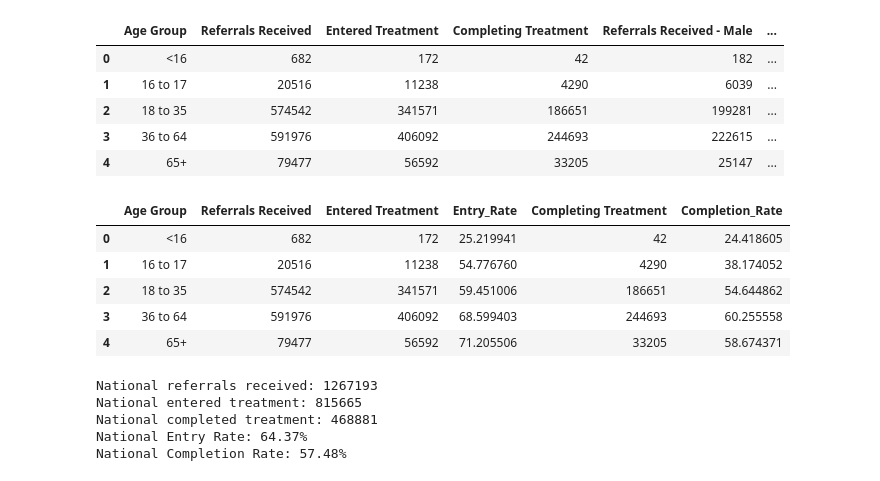
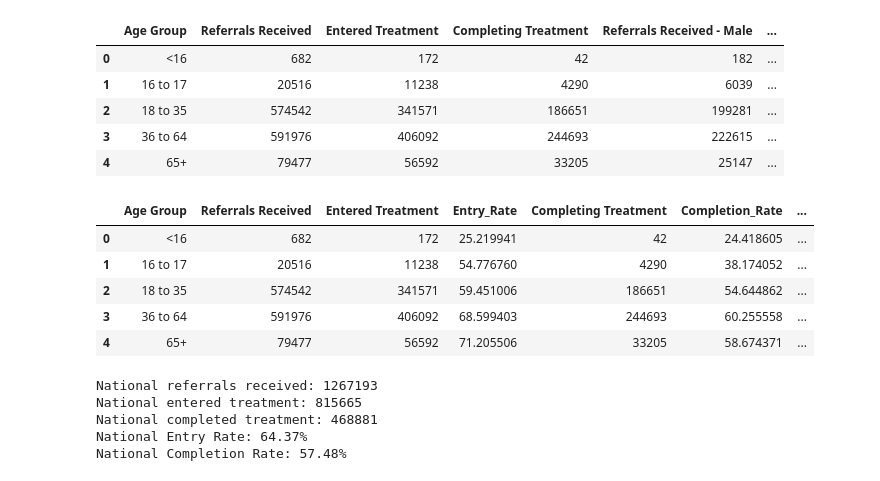
Before and after one commit to DarthJkid/IAPT-Data-Mining-Mini-Project, a Jupyter notebook: Age-Gender_Plotting.ipynb, the cells around one changed output. Drawn from its saved outputs; the diff is of its cells as text; code cells hidden in the pictures.

```diff
--- a/10A_Plotting.ipynb
+++ b/Age-Gender_Plotting.ipynb
@@ -20,18 +20,19 @@ df_raw.head(250)
 # %%
 df = df_raw.copy()
 
 df["Entry_Rate"] = df["Entered Treatment"] / df["Referrals Received"] * 100
 df["Completion_Rate"] = df["Completing Treatment"] / df["Entered Treatment"] * 100
+df["Throughput"] = df["Completing Treatment"] / df["Referrals Received"] * 100
 
 df[["Age Group", "Referrals Received", "Entered Treatment", "Entry_Rate", "Completing Treatment",
-    "Completion_Rate"]].head()
+    "Completion_Rate", "Throughput"]].head()
 # %% [output]
-|  | Age Group | Referrals Received | Entered Treatment | Entry_Rate | Completing Treatment | Completion_Rate |
-| 0 | <16 | 682 | 172 | 25.219941 | 42 | 24.418605 |
-| 1 | 16 to 17 | 20516 | 11238 | 54.776760 | 4290 | 38.174052 |
-| 2 | 18 to 35 | 574542 | 341571 | 59.451006 | 186651 | 54.644862 |
-| 3 | 36 to 64 | 591976 | 406092 | 68.599403 | 244693 | 60.255558 |
-| 4 | 65+ | 79477 | 56592 | 71.205506 | 33205 | 58.674371 |
+|  | Age Group | Referrals Received | Entered Treatment | Entry_Rate | Completing Treatment | Completion_Rate | ... |
+| 0 | <16 | 682 | 172 | 25.219941 | 42 | 24.418605 | ... |
+| 1 | 16 to 17 | 20516 | 11238 | 54.776760 | 4290 | 38.174052 | ... |
+| 2 | 18 to 35 | 574542 | 341571 | 59.451006 | 186651 | 54.644862 | ... |
+| 3 | 36 to 64 | 591976 | 406092 | 68.599403 | 244693 | 60.255558 | ... |
+| 4 | 65+ | 79477 | 56592 | 71.205506 | 33205 | 58.674371 | ... |
 # %%
 # National totals
 national_received = df["Referrals Received"].sum()
```
Also changed, not shown: 11 other files.
